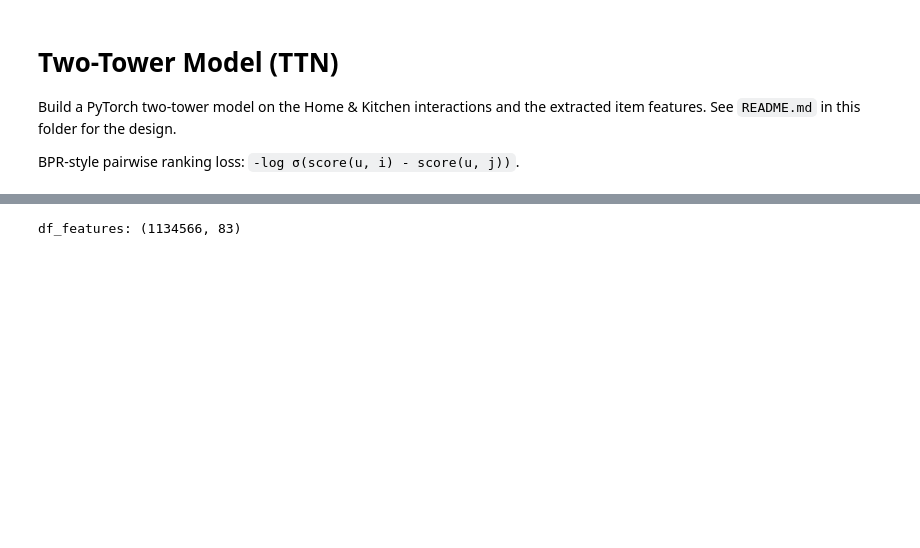
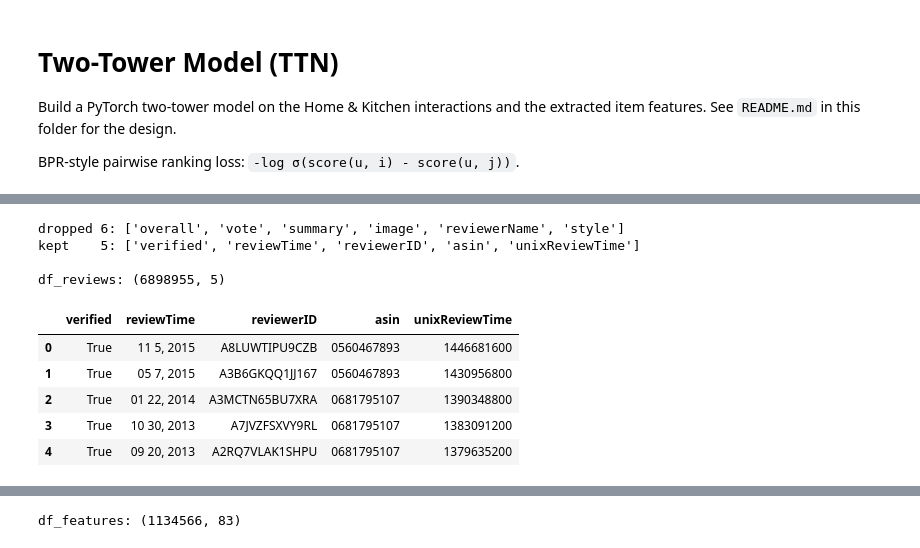
Before and after one commit to flamesmith/RecSystem, a Jupyter notebook: ttn/ttn.ipynb, the cells around one changed output, grey strips where cells are left out. Drawn from its saved outputs; the diff is of its cells as text; code cells hidden in the pictures; blank space fills up the shorter version.

```diff
--- a/ttn/ttn.ipynb
+++ b/ttn/ttn.ipynb
@@ -34,0 +130,26 @@ each interaction row also carries its item's extracted features.
+# %%
+# (a) post-interaction — known only after the purchase, would leak at serving time
+POST_INTERACTION = ["overall", "vote", "summary", "image"]
+
+# (b) no signal / redundant
+NO_SIGNAL = ["reviewerName", "style"]
+
+DROP_COLS = POST_INTERACTION + NO_SIGNAL
+
+df_reviews = df_reviews.drop(columns=[c for c in DROP_COLS if c in df_reviews.columns])
+
+print(f"dropped {len(DROP_COLS)}: {DROP_COLS}")
+print(f"kept    {df_reviews.shape[1]}: {list(df_reviews.columns)}")
+print("\ndf_reviews:", df_reviews.shape)
+df_reviews.head(5)
+# %% [output]
+dropped 6: ['overall', 'vote', 'summary', 'image', 'reviewerName', 'style']
+kept    5: ['verified', 'reviewTime', 'reviewerID', 'asin', 'unixReviewTime']
+
+df_reviews: (6898955, 5)
+|  | verified | reviewTime | reviewerID | asin | unixReviewTime |
+| 0 | True | 11 5, 2015 | A8LUWTIPU9CZB | 0560467893 | 1446681600 |
+| 1 | True | 05 7, 2015 | A3B6GKQQ1JJ167 | 0560467893 | 1430956800 |
+| 2 | True | 01 22, 2014 | A3MCTN65BU7XRA | 0681795107 | 1390348800 |
+| 3 | True | 10 30, 2013 | A7JVZFSXVY9RL | 0681795107 | 1383091200 |
+| 4 | True | 09 20, 2013 | A2RQ7VLAK1SHPU | 0681795107 | 1379635200 |
```
Also changed, not shown: parts of 23 cells of this notebook, 3 other files.
